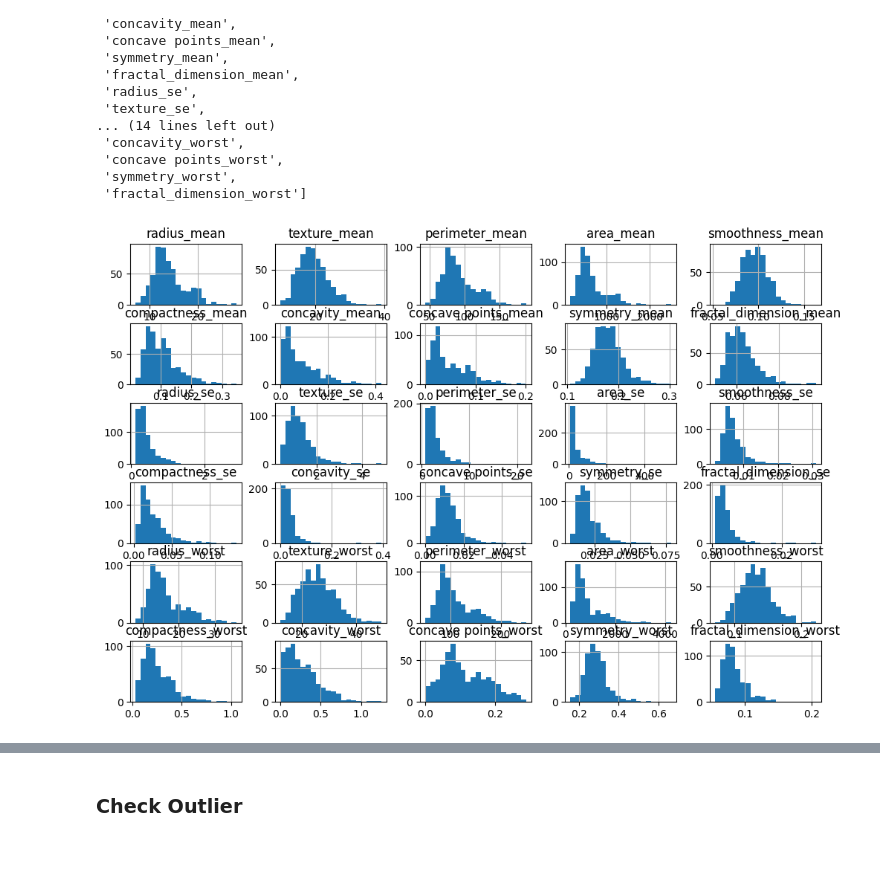
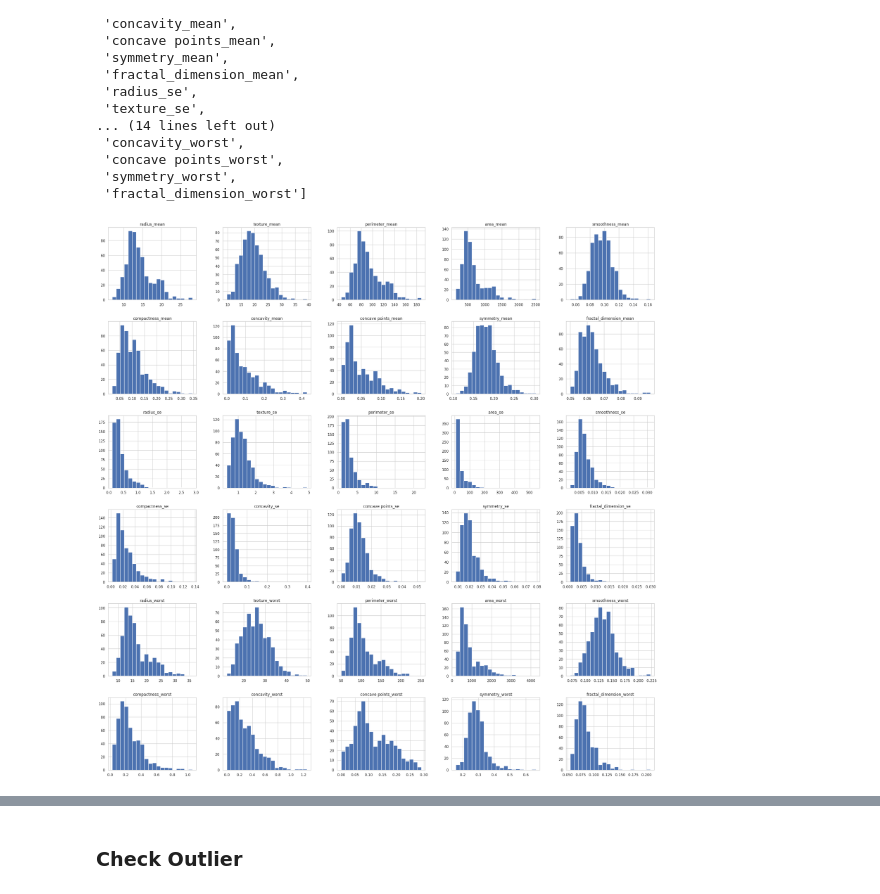
Before and after one commit to rizalarb/portfolio, a Jupyter notebook: M5_ml_cancer.ipynb, the cells around one changed output, grey strips where cells are left out. Drawn from its saved outputs; the diff is of its cells as text; code cells hidden in the pictures; blank space fills up the shorter version.

```diff
--- a/M5_ml_cancer.ipynb
+++ b/M5_ml_cancer.ipynb
@@ -112,11 +138,11 @@ list (df.columns[1:])
 # %%
 # Mengambil sampel beberapa kolom yang ingin dilihat distribusinya
 kolom_distribusi = df[list (df.columns[1:])]
 # Melihat distribusi data dengan histogram
-kolom_distribusi.hist(bins=20, figsize=(12, 8))  # Anda dapat mengatur jumlah bins sesuai kebutuhan
+kolom_distribusi.hist(bins=20, figsize=(30, 30))  # Anda dapat mengatur jumlah bins sesuai kebutuhan
 plt.show()
 # %% [output]
-[figure, old version]
+[figure, new version]
 # %%
 # Menghitung jumlah True)iment untuk tiap kategori
 
```
Also changed, not shown: parts of 108 cells of this notebook.
